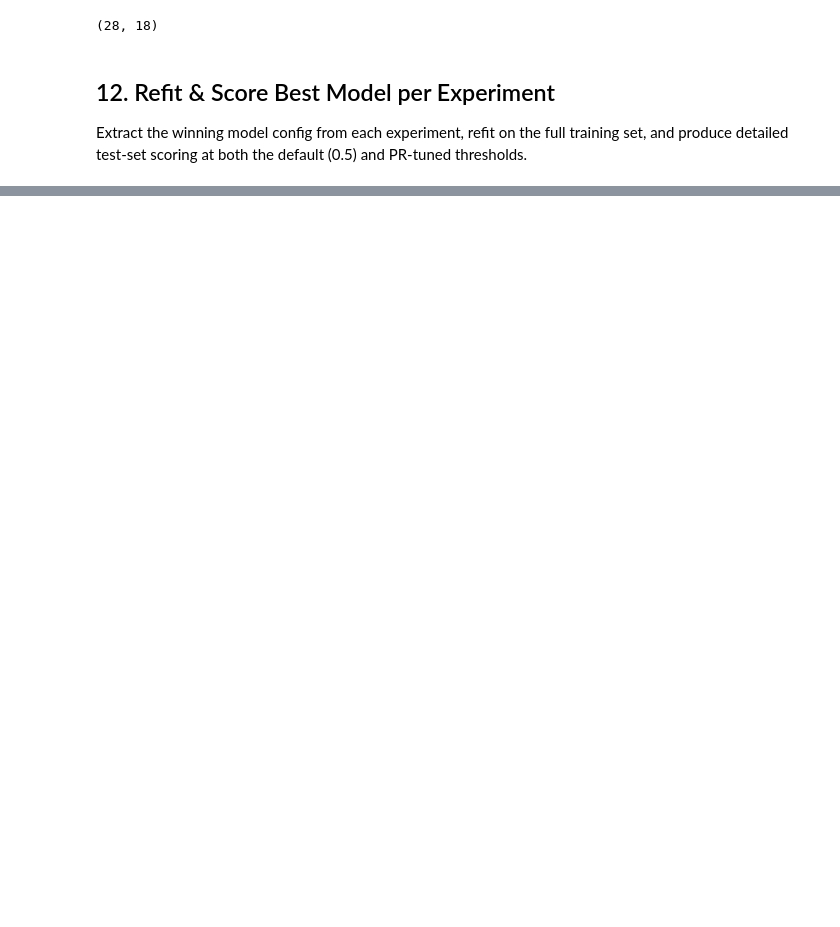
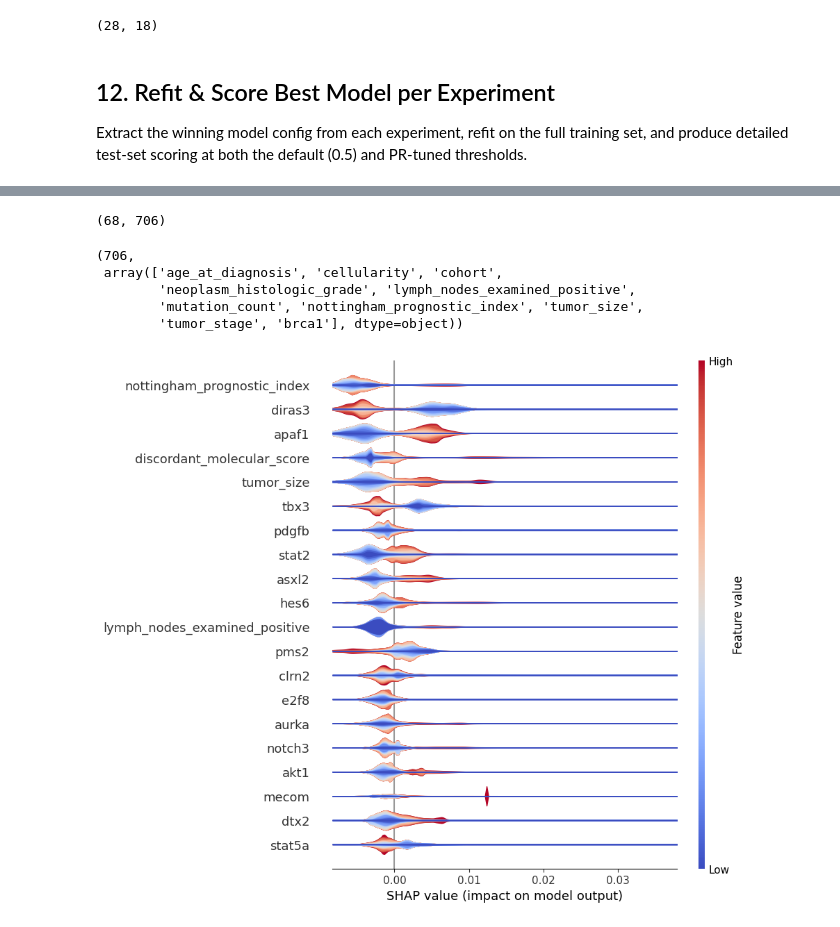
Before and after one commit to AlexandrosMiteloudis/DAMA_Hackathon, a Jupyter notebook: notebooks/final_experiments.ipynb, the cells around one changed output, grey strips where cells are left out. Saved outputs shown, nothing was run; the diff lists cells and outputs as text; code cells hidden in the pictures; blank space fills up the shorter version.

Commit message:
feat: add XAI part for one model

```diff
--- a/notebooks/final_experiments.ipynb
+++ b/notebooks/final_experiments.ipynb
@@ -722,0 +727,11 @@ weighted avg      0.771     0.574     0.607        68
+# %%
+for _, row in best_per_experiment.iterrows():
+    key = (row['feature_space'], row['model_family'], row['model'])
+    r = results_lookup[key]
+
+    if key[0] == 'with_augmentation' and key[1] == 'Standard ML':
+        best_pipeline = r['grid'].best_estimator_
+        print(key)
+
+        X_test_exp = r['X_test']
+        y_test_exp = r['y_test']
@@ -722,0 +780,31 @@ weighted avg      0.771     0.574     0.607        68
+# %%
+# Isolate model
+model = best_pipeline.named_steps["classifier"]
+
+# All preprocessing steps together
+preprocess = best_pipeline[:-1]
+# %%
+X_transformed = preprocess.transform(X_test_exp)
+
+# TreeExplainer calculates the exact marginal contribution of every clinical feature.
+explainer = shap.TreeExplainer(model)
+shap_values = explainer.shap_values(X_transformed)
+
+shap_values_death = shap_values[:,:,1]
+shap_values_death.shape
+# %% [output]
+(68, 706)
+# %%
+feature_names = best_pipeline.named_steps["col_transform"].get_feature_names_out()
+len(feature_names), feature_names[:10]
+# %% [output]
+(706,
+ array(['age_at_diagnosis', 'cellularity', 'cohort',
+        'neoplasm_histologic_grade', 'lymph_nodes_examined_positive',
+        'mutation_count', 'nottingham_prognostic_index', 'tumor_size',
+        'tumor_stage', 'brca1'], dtype=object))
+# %%
+shap.plots.violin(shap_values_death, features=X_transformed,
+                   feature_names=feature_names, plot_type="layered_violin")
+# %% [output]
+[figure, added]
```
Also changed, not shown: parts of 7 cells of this notebook.
